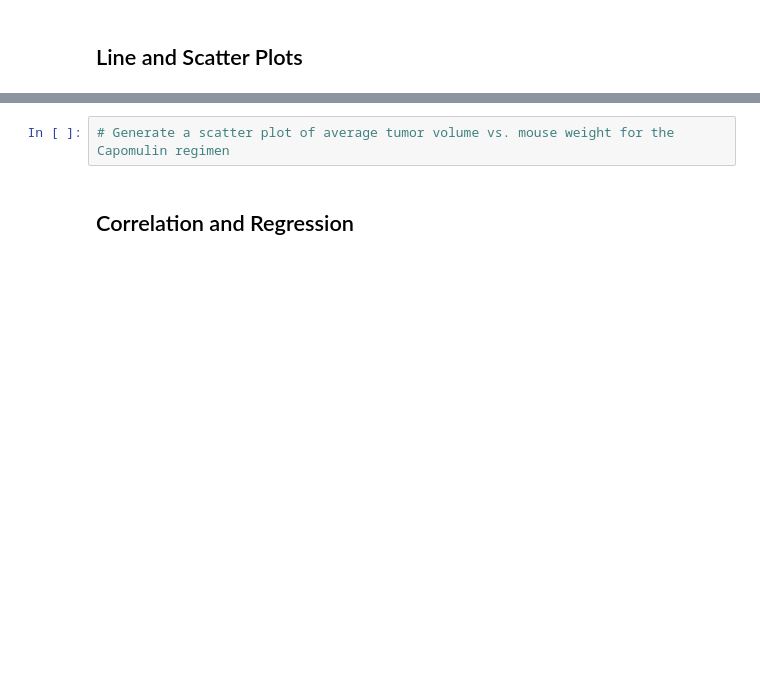
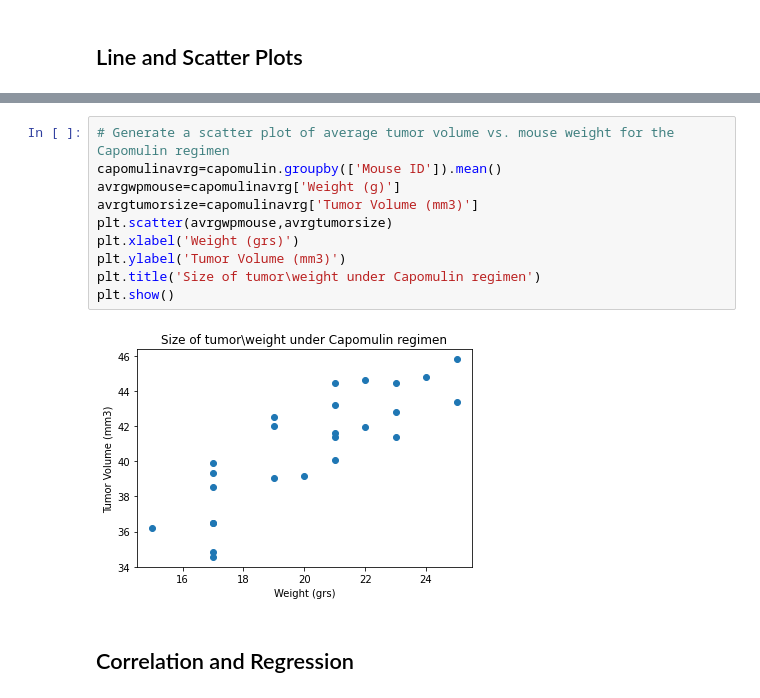
Before and after one commit to gonzaloreusch/Pymaceuticals-challenge, a Jupyter notebook: Pymaceuticals-challenge.ipynb, the cells around one changed output, grey strips where cells are left out. Cells and saved outputs as stored; diff of their text form; blank space fills up the shorter version.

```diff
--- a/Pymaceuticals-challenge.ipynb
+++ b/Pymaceuticals-challenge.ipynb
@@ -232,5 +247,15 @@ Maxtpcleanmerged
 # %%
 # Generate a scatter plot of average tumor volume vs. mouse weight for the Capomulin regimen
+capomulinavrg=capomulin.groupby(['Mouse ID']).mean()
+avrgwpmouse=capomulinavrg['Weight (g)']
+avrgtumorsize=capomulinavrg['Tumor Volume (mm3)']
+plt.scatter(avrgwpmouse,avrgtumorsize)
+plt.xlabel('Weight (grs)')
+plt.ylabel('Tumor Volume (mm3)')
+plt.title('Size of tumor\weight under Capomulin regimen')
+plt.show()
+# %% [output]
+[figure, added]
 # %% [markdown]
 ## Correlation and Regression
 # %%
```
Also changed, not shown: parts of 6 cells of this notebook.
